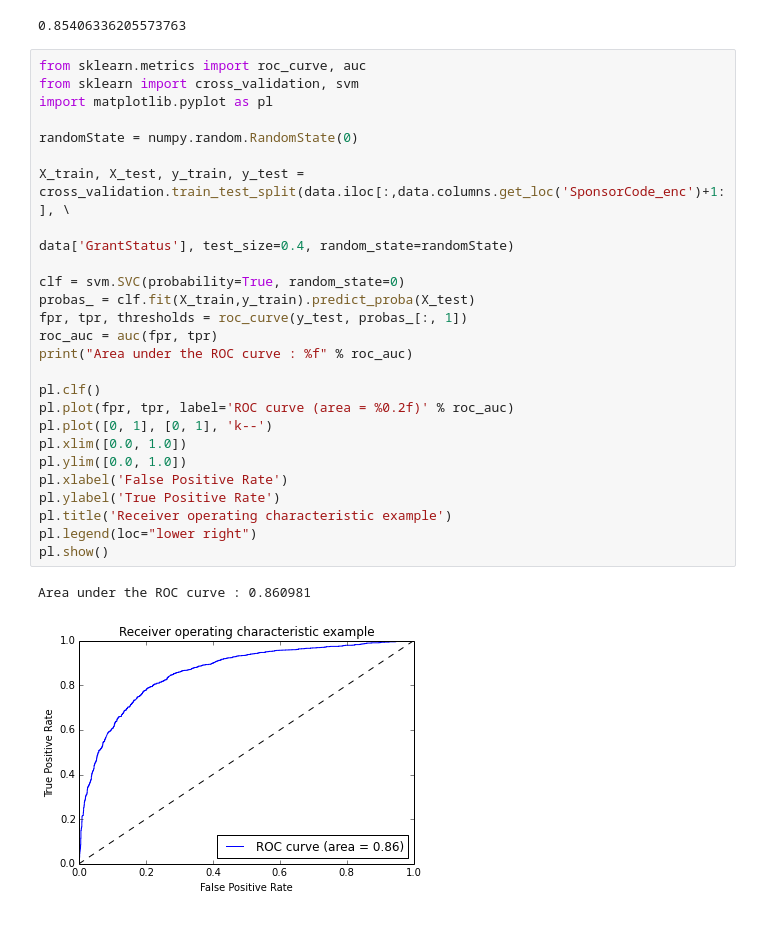
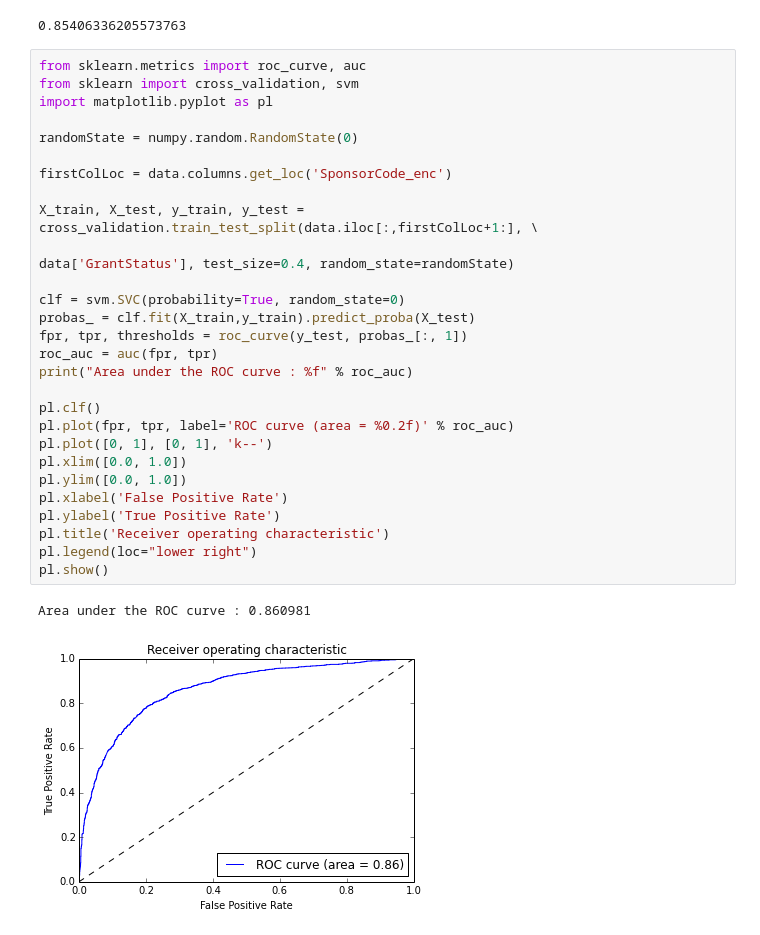
Before and after one commit to realmichaelzyy/cs249project, a Jupyter notebook: kaggle/workspace/classifier/KaggleDataset.ipynb, the cells around one changed output. Saved outputs shown, nothing was run; the diff lists cells and outputs as text.

```diff
--- a/kaggle/workspace/classifier/KaggleDataset.ipynb
+++ b/kaggle/workspace/classifier/KaggleDataset.ipynb
@@ -1213,29 +1213,31 @@ numpy.mean(cross_val_score(clf,non2008data.iloc[:,non2008data.columns.get_loc('S
 # %%
 from sklearn.metrics import roc_curve, auc
 from sklearn import cross_validation, svm
 import matplotlib.pyplot as pl
 
 randomState = numpy.random.RandomState(0)
 
-X_train, X_test, y_train, y_test = cross_validation.train_test_split(data.iloc[:,data.columns.get_loc('SponsorCode_enc')+1:], \
+firstColLoc = data.columns.get_loc('SponsorCode_enc')
+
+X_train, X_test, y_train, y_test = cross_validation.train_test_split(data.iloc[:,firstColLoc+1:], \
                                                                      data['GrantStatus'], test_size=0.4, random_state=randomState)
 
 clf = svm.SVC(probability=True, random_state=0)
 probas_ = clf.fit(X_train,y_train).predict_proba(X_test)
 fpr, tpr, thresholds = roc_curve(y_test, probas_[:, 1])
 roc_auc = auc(fpr, tpr)
 print("Area under the ROC curve : %f" % roc_auc)
 
 pl.clf()
 pl.plot(fpr, tpr, label='ROC curve (area = %0.2f)' % roc_auc)
 pl.plot([0, 1], [0, 1], 'k--')
 pl.xlim([0.0, 1.0])
 pl.ylim([0.0, 1.0])
 pl.xlabel('False Positive Rate')
 pl.ylabel('True Positive Rate')
-pl.title('Receiver operating characteristic example')
+pl.title('Receiver operating characteristic')
 pl.legend(loc="lower right")
 pl.show()
 # %% [output]
 Area under the ROC curve : 0.860981
-[figure, old version]
+[figure, new version]
```
Also changed, not shown: parts of 4 cells of this notebook.
